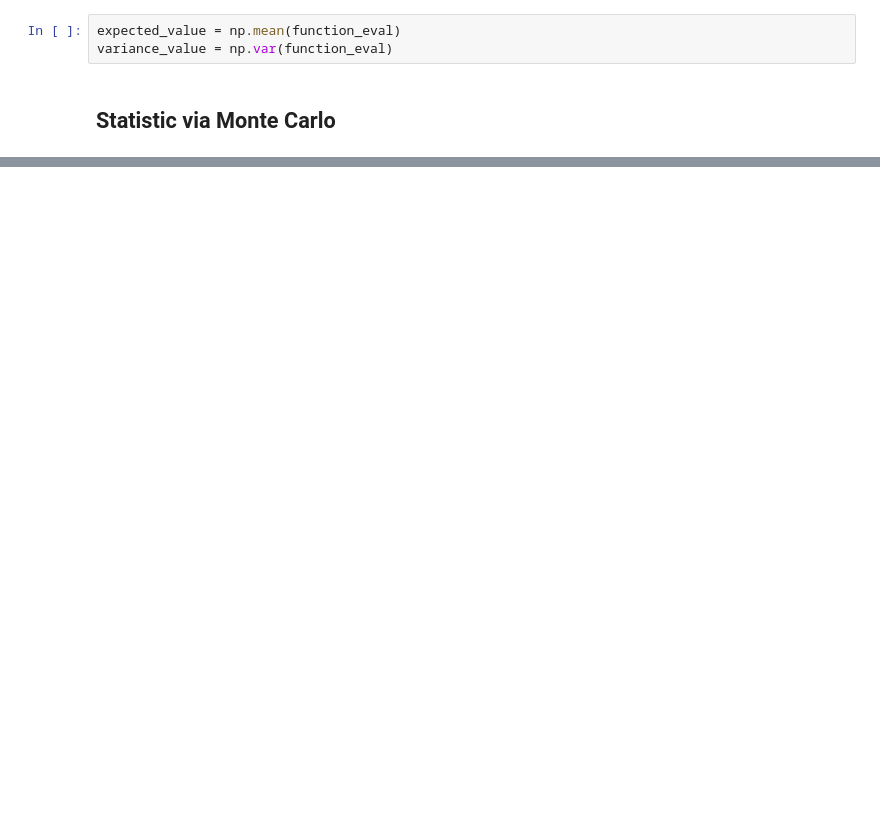
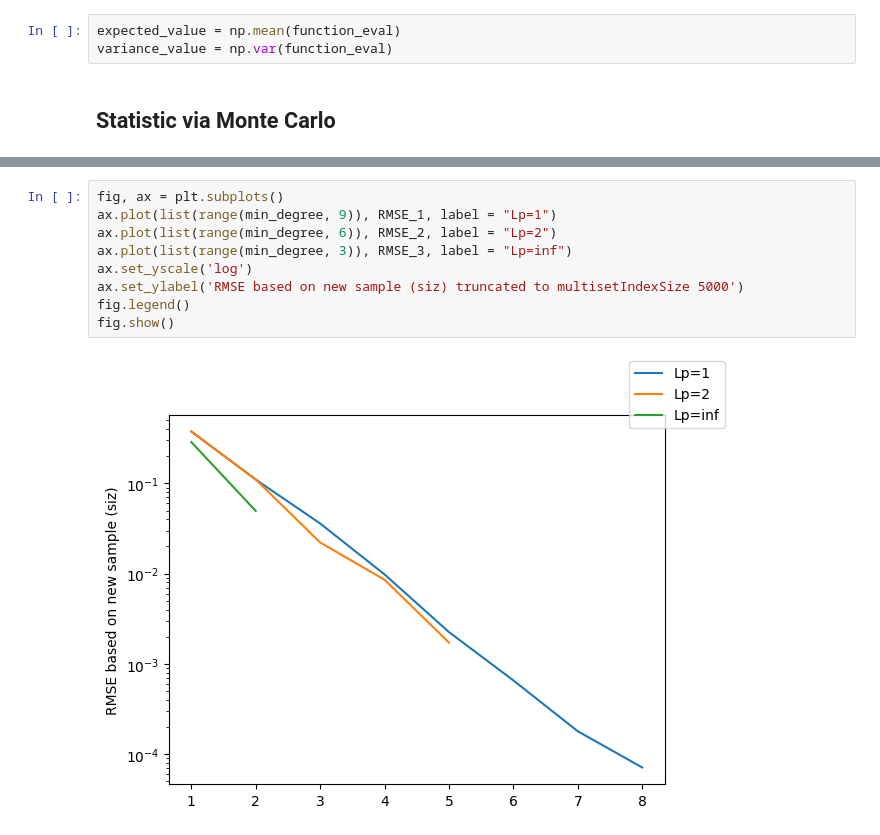
Before and after one commit to Maciess/SensitivityAnalysis, a Jupyter notebook: project_notebook.ipynb, the cells around one changed output, grey strips where cells are left out. Cells and saved outputs as stored; diff of their text form; blank space fills up the shorter version.

```diff
--- a/project_notebook.ipynb
+++ b/project_notebook.ipynb
@@ -44,0 +121,11 @@ plt.show()
+# %%
+fig, ax = plt.subplots()
+ax.plot(list(range(min_degree, 9)), RMSE_1, label = "Lp=1")
+ax.plot(list(range(min_degree, 6)), RMSE_2, label = "Lp=2")
+ax.plot(list(range(min_degree, 3)), RMSE_3, label = "Lp=inf")
+ax.set_yscale('log')
+ax.set_ylabel('RMSE based on new sample (siz) truncated to multisetIndexSize 5000')
+fig.legend()
+fig.show()
+# %% [output]
+[figure, added]
```
Also changed, not shown: parts of 6 cells of this notebook, 1 other file.
